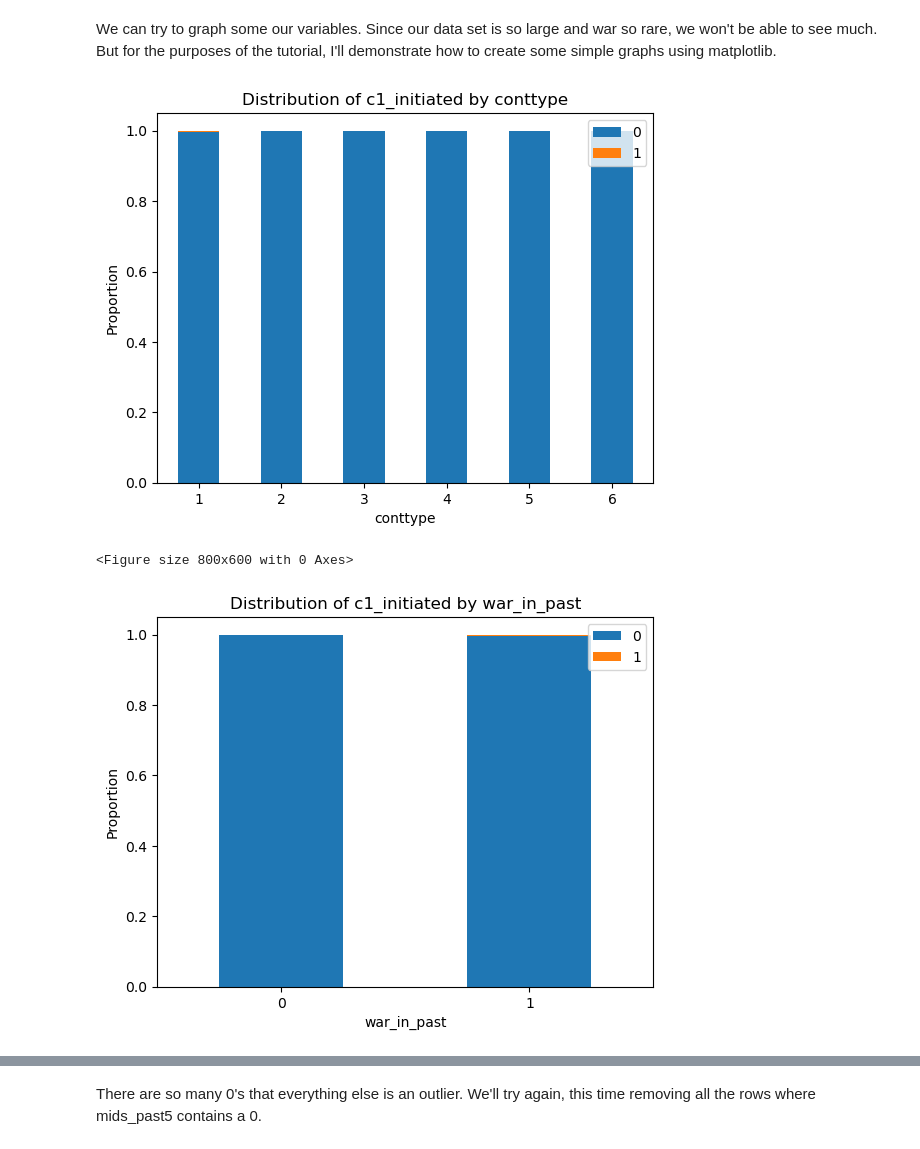
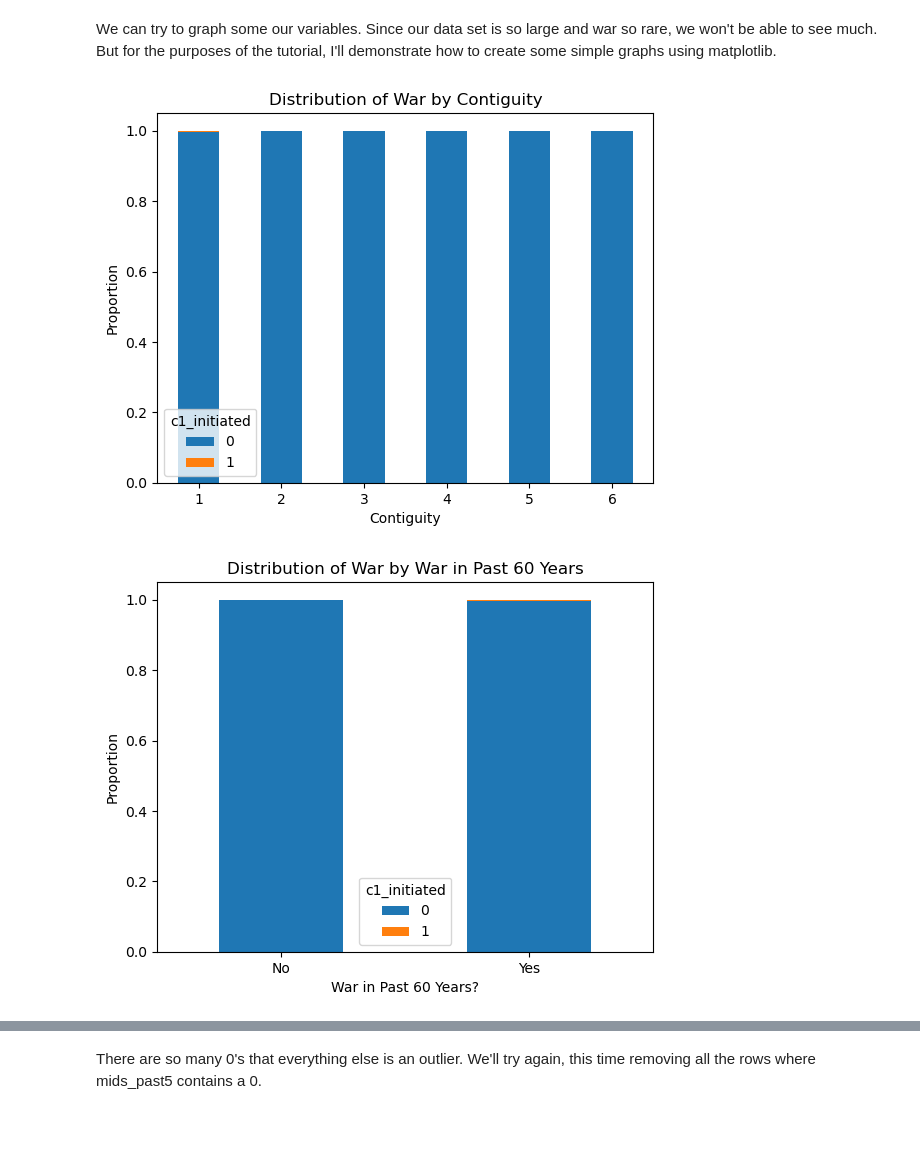
Before and after one commit to wesley-day/wesley-day.github.io, a Jupyter notebook: final_proj.ipynb, the cells around one changed output, grey strips where cells are left out. Cells and saved outputs as stored; diff of their text form; code cells hidden in the pictures.

```diff
--- a/final_proj.ipynb
+++ b/final_proj.ipynb
@@ -562,24 +566,20 @@ We can try to graph some our variables. Since our data set is so large and war s
 # %%
 # Making two stacked bar graphs. One for conttype and one for war_in_past.
 grouped = df.groupby('conttype')['c1_initiated'].value_counts(normalize=True).unstack()
 grouped.plot(kind='bar', stacked=True)
-plt.xlabel('conttype')
+plt.xlabel('Contiguity')
 plt.ylabel('Proportion')
-plt.title('Distribution of c1_initiated by conttype')
+plt.title('Distribution of War by Contiguity')
 plt.xticks(rotation=0)
-plt.legend(loc='upper right')
 plt.show()
 
-plt.figure(figsize=(8, 6))
 grouped = df.groupby('war_in_past')['c1_initiated'].value_counts(normalize=True).unstack()
 grouped.plot(kind='bar', stacked=True)
-plt.xlabel('war_in_past')
+plt.xlabel('War in Past 60 Years?')
 plt.ylabel('Proportion')
-plt.title('Distribution of c1_initiated by war_in_past')
-plt.xticks(rotation=0)
-plt.legend(loc='upper right')
+plt.title('Distribution of War by War in Past 60 Years')
+plt.xticks([0, 1], ['No', 'Yes'], rotation=0)
 plt.show()
 # %% [output]
-[figure, old version]
+[figure, new version]
-<Figure size 800x600 with 0 Axes>
-[figure, old version]
+[figure, new version]
```
Also changed, not shown: parts of 13 cells of this notebook, 1 other file.
